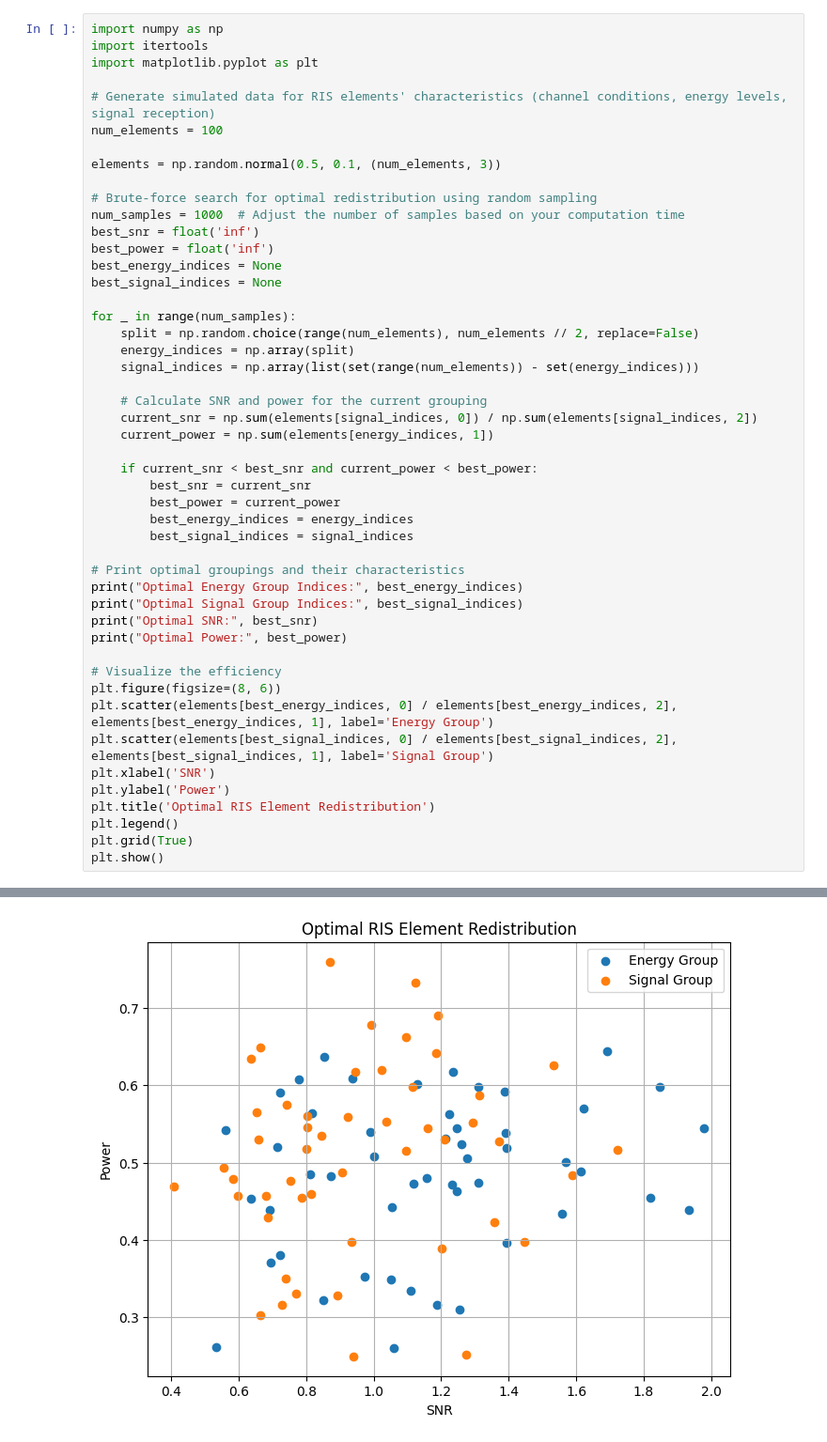
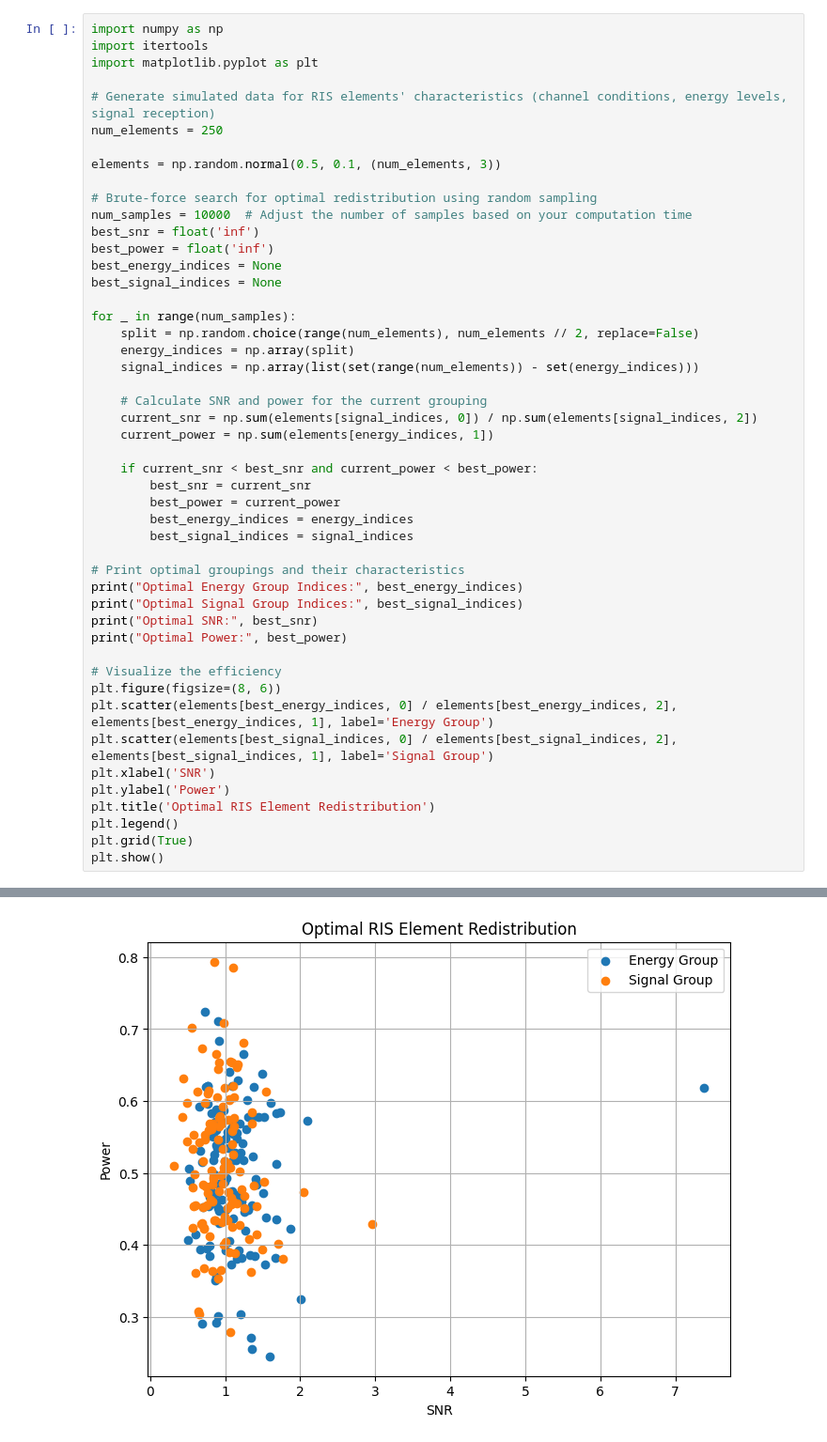
Before and after one commit to AdityaPote/UAV-RIS-Optimization, a Jupyter notebook: Trial runs/C.ipynb, the cells around one changed output, grey strips where cells are left out. Shown: that part at 94% size. Cells and saved outputs as stored; diff of their text form.

```diff
--- a/Trial runs/C.ipynb
+++ b/Trial runs/C.ipynb
@@ -4,12 +4,12 @@ import itertools
 import matplotlib.pyplot as plt
 
 # Generate simulated data for RIS elements' characteristics (channel conditions, energy levels, signal reception)
-num_elements = 100
+num_elements = 250
 
 elements = np.random.normal(0.5, 0.1, (num_elements, 3))
 
 # Brute-force search for optimal redistribution using random sampling
-num_samples = 1000  # Adjust the number of samples based on your computation time
+num_samples = 10000  # Adjust the number of samples based on your computation time
 best_snr = float('inf')
 best_power = float('inf')
 best_energy_indices = None
@@ -58,2 +66,2 @@ Optimal Power: 24.24614176792721
-[figure, old version]
+[figure, new version]
 # %%
```
Also changed, not shown: parts of 5 cells of this notebook.
